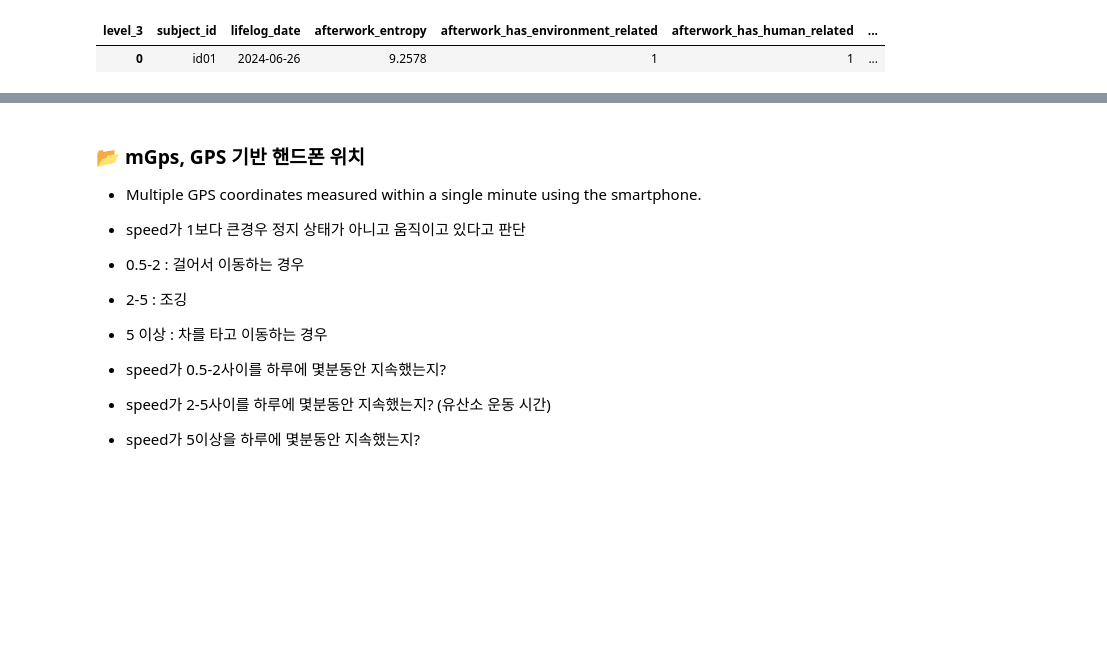
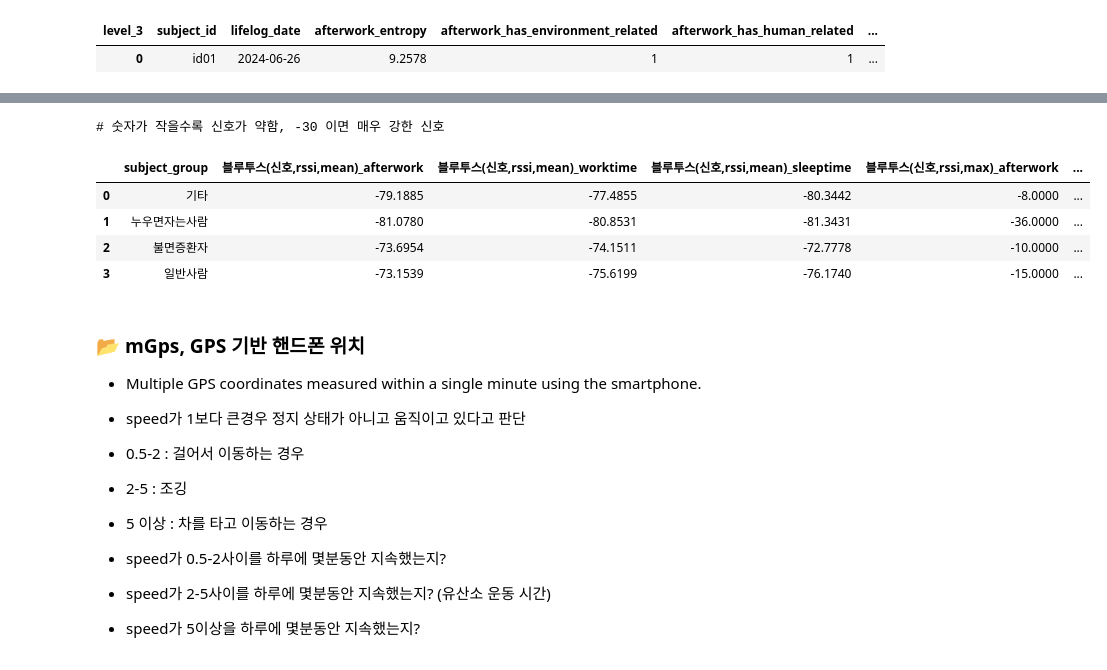
Before and after one commit to jacobgreen4477/The-4th-ETRI-AI-Human-Understanding-Competition, a Jupyter notebook: etri_eda_v2_0_1.ipynb, the cells around one changed output, grey strips where cells are left out. Saved outputs shown, nothing was run; the diff lists cells and outputs as text; code cells hidden in the pictures; blank space fills up the shorter version.

```diff
--- a/etri_eda_v2_0_1.ipynb
+++ b/etri_eda_v2_0_1.ipynb
@@ -548,3 +569,46 @@ mBle2.head(1)
+# %%
+def classify_subject(subject_id):
+    GROUP1 = ['id03']  # 누우면자는사람
+    GROUP2 = ['Id06', 'id01', 'id09']  # 불면증환자
+    GROUP3 = ['id02', 'id07']  # 일반사람
+
+    if subject_id in GROUP1:
+        return '누우면자는사람'
+    elif subject_id in GROUP2:
+        return '불면증환자'
+    elif subject_id in GROUP3:
+        return '일반사람'
+    else:
+        return '기타'
+
+mBle2['subject_group'] = mBle2['subject_id'].apply(classify_subject)
+# %%
+print('# 숫자가 작을수록 신호가 약함, -30 이면 매우 강한 신호')
+mBle2.groupby(['subject_group']).apply(lambda x: pd.Series({
+     '블루투스(신호,rssi,mean)_afterwork':x['rssi_mean_afterwork'].mean()
+    ,'블루투스(신호,rssi,mean)_worktime':x['rssi_mean_worktime'].mean()
+    ,'블루투스(신호,rssi,mean)_sleeptime':x['rssi_mean_sleeptime'].mean()
+
+    ,'블루투스(신호,rssi,max)_afterwork':x['rssi_max_afterwork'].max()
+    ,'블루투스(신호,rssi,max)_worktime':x['rssi_max_worktime'].max()
+    ,'블루투스(신호,rssi,max)_sleeptime':x['rssi_max_sleeptime'].max()
+
+    ,'블루투스(device_count)_afterwork':x['device_count_afterwork'].mean()
+    ,'블루투스(device_count)_worktime':x['device_count_sleeptime'].mean()
+    ,'블루투스(device_count)_sleeptime':x['device_count_worktime'].mean()
+
+    ,'블루투스(device_count,0제외)_afterwork':x['device_class_others_cnt_afterwork'].mean()
+    ,'블루투스(device_count,0제외)_worktime':x['device_class_others_cnt_sleeptime'].mean()
+    ,'블루투스(device_count,0제외)_sleeptime':x['device_class_others_cnt_worktime'].mean()
+
+})).reset_index()
+# %% [output]
+# 숫자가 작을수록 신호가 약함, -30 이면 매우 강한 신호
+|  | subject_group | 블루투스(신호,rssi,mean)_afterwork | 블루투스(신호,rssi,mean)_worktime | 블루투스(신호,rssi,mean)_sleeptime | 블루투스(신호,rssi,max)_afterwork | ... |
+| 0 | 기타 | -79.1885 | -77.4855 | -80.3442 | -8.0000 | ... |
+| 1 | 누우면자는사람 | -81.0780 | -80.8531 | -81.3431 | -36.0000 | ... |
+| 2 | 불면증환자 | -73.6954 | -74.1511 | -72.7778 | -10.0000 | ... |
+| 3 | 일반사람 | -73.1539 | -75.6199 | -76.1740 | -15.0000 | ... |
 # %% [markdown]
 ### 📂 mGps, GPS 기반 핸드폰 위치
 - Multiple GPS coordinates measured within a single minute using the smartphone.
```
Also changed, not shown: parts of 5 cells of this notebook.
